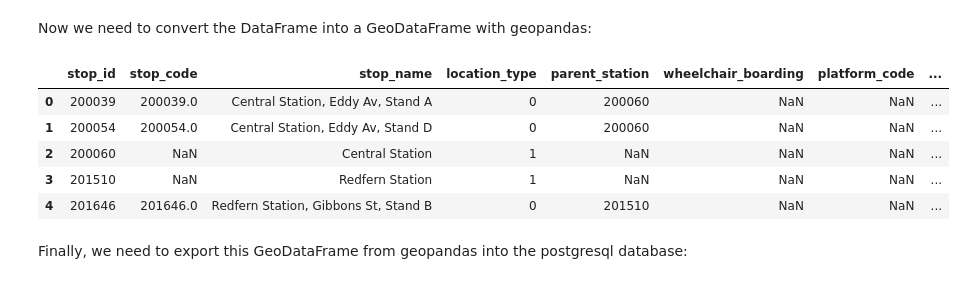
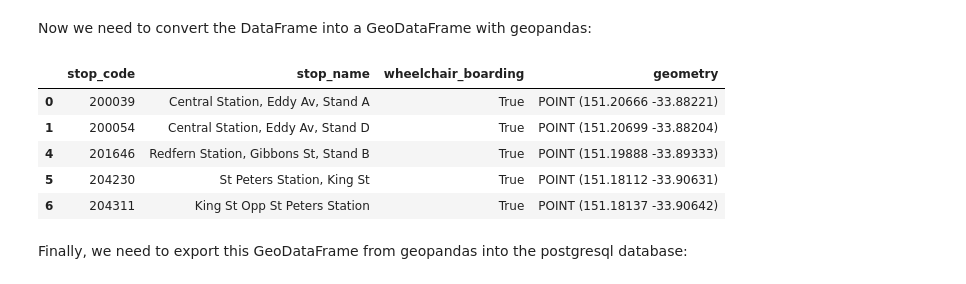
Before and after one commit to FixItChris/DATA2901, a Jupyter notebook: Report.ipynb, the cells around one changed output. Drawn from its saved outputs; the diff is of its cells as text; code cells hidden in the pictures.

```diff
--- a/Report.ipynb
+++ b/Report.ipynb
@@ -223,13 +296,12 @@ stops_df = pd.read_csv("Stops.txt")
 print(stops_df.shape)
 print(stops_df.columns)
 
-## Correcting datatypes
-# Replace NULL values in location_type to int
-stops_df[["location_type"]] = stops_df[["location_type"]].fillna(0)
-stops_df = stops_df.astype({"location_type":"int64"})
+# Filtering for only the stops
+stops_df = stops_df[stops_df["location_type"].isna() & stops_df["stop_code"].notna()]
 
-# Convert wheelchair_boarding to boolean
+# Correcting datatypes
 stops_df[["wheelchair_boarding"]] = stops_df[["wheelchair_boarding"]].replace({0:np.nan, 1:True, 2:False})
+stops_df = stops_df.astype({"stop_code":"int64", "wheelchair_boarding":bool})
 
 print(stops_df.dtypes)
 # %% [output]
@@ -269,18 +325,18 @@ Now we need to convert the DataFrame into a GeoDataFrame with geopandas:
 # %%
 # Converting into GeoDataFrame
 stops_gdf = gpd.GeoDataFrame(stops_df, geometry=gpd.points_from_xy(stops_df.stop_lon, stops_df.stop_lat)).set_crs(epsg=4326)
 
 
-# Removing stop_lon and stop_lat columns
-stops_gdf.drop(["stop_lon", "stop_lat"], axis=1, inplace=True)
+# Removing unnecessary columns
+stops_gdf.drop(["stop_id", "stop_lon", "parent_station", "stop_lat", "location_type", "platform_code"], axis=1, inplace=True)
 stops_gdf.head()
 # %% [output]
-|  | stop_id | stop_code | stop_name | location_type | parent_station | wheelchair_boarding | platform_code | ... |
-| 0 | 200039 | 200039.0 | Central Station, Eddy Av, Stand A | 0 | 200060 | NaN | NaN | ... |
-| 1 | 200054 | 200054.0 | Central Station, Eddy Av, Stand D | 0 | 200060 | NaN | NaN | ... |
-| 2 | 200060 | NaN | Central Station | 1 | NaN | NaN | NaN | ... |
-| 3 | 201510 | NaN | Redfern Station | 1 | NaN | NaN | NaN | ... |
-| 4 | 201646 | 201646.0 | Redfern Station, Gibbons St, Stand B | 0 | 201510 | NaN | NaN | ... |
+|  | stop_code | stop_name | wheelchair_boarding | geometry |
+| 0 | 200039 | Central Station, Eddy Av, Stand A | True | POINT (151.20666 -33.88221) |
+| 1 | 200054 | Central Station, Eddy Av, Stand D | True | POINT (151.20699 -33.88204) |
+| 4 | 201646 | Redfern Station, Gibbons St, Stand B | True | POINT (151.19888 -33.89333) |
+| 5 | 204230 | St Peters Station, King St | True | POINT (151.18112 -33.90631) |
+| 6 | 204311 | King St Opp St Peters Station | True | POINT (151.18137 -33.90642) |
 # %% [markdown]
 Finally, we need to export this GeoDataFrame from geopandas into the postgresql database:
 # %%
```
Also changed, not shown: parts of 27 cells of this notebook.
